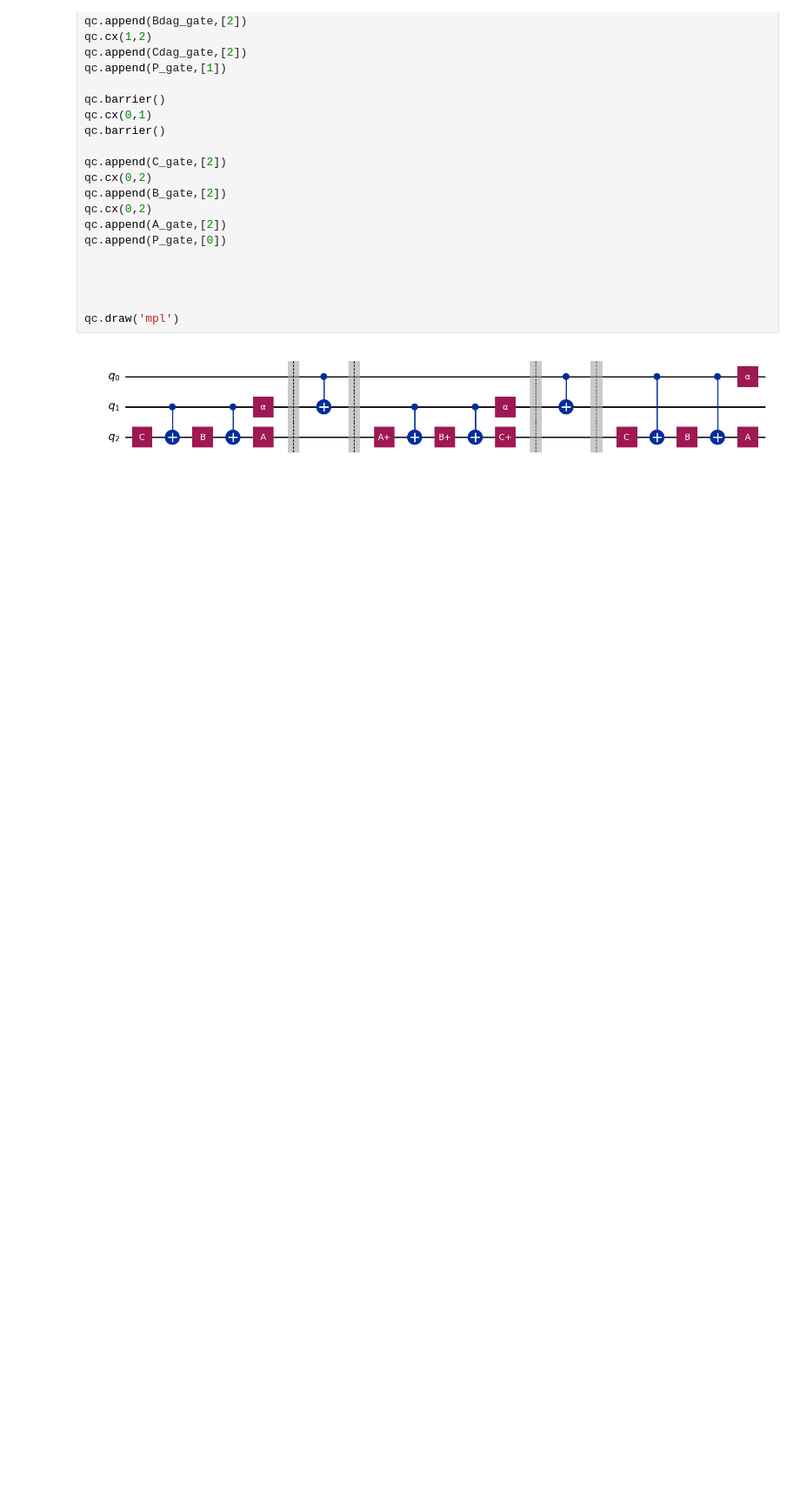
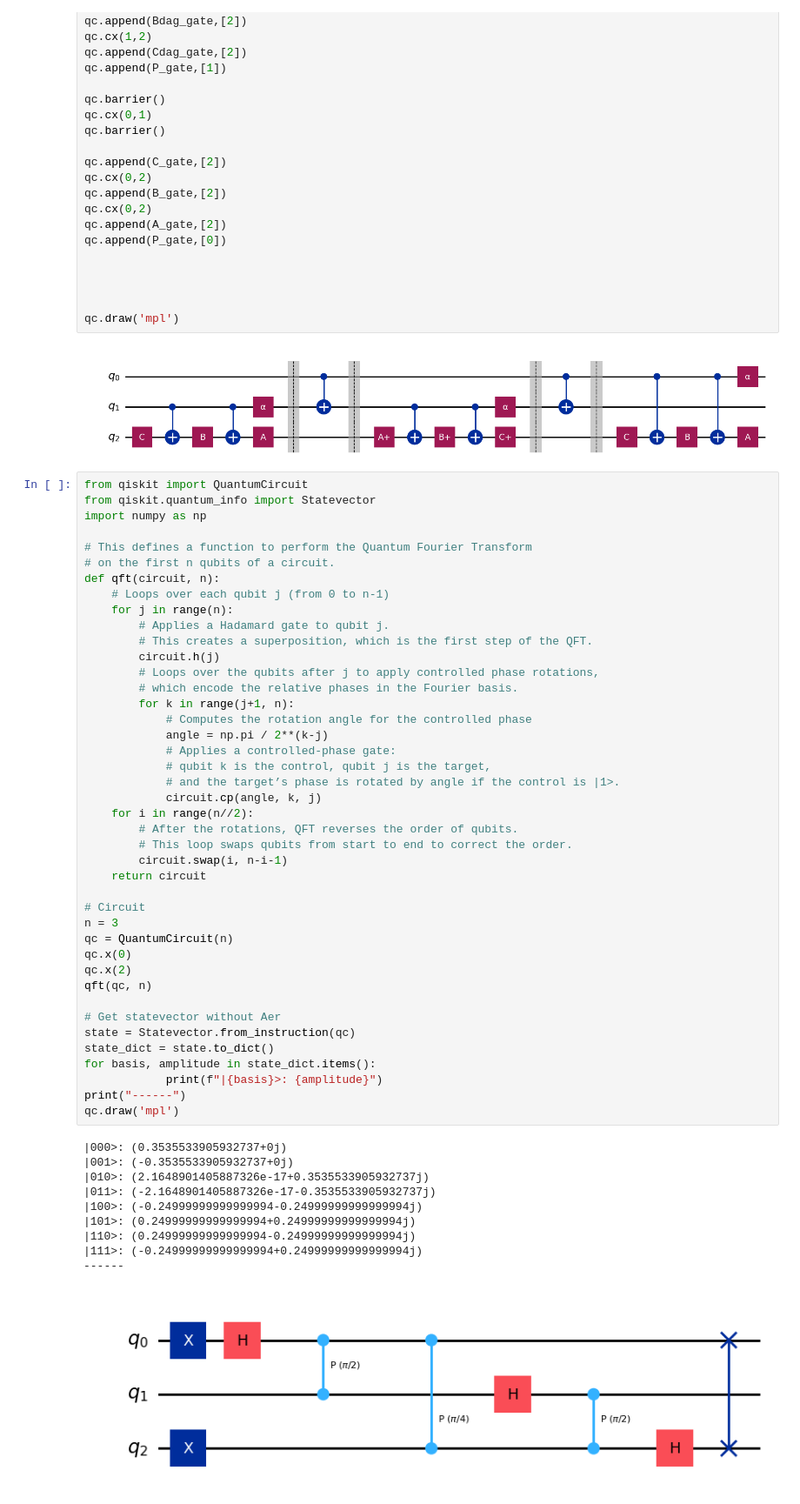
Before and after one commit to Academic-Student-Software-Club/quantum-computing, a Jupyter notebook: quantum-circuits/11-circuit-drawings.ipynb, the cells around one changed output. Shown: that part at 87% size. Saved outputs shown, nothing was run; the diff lists cells and outputs as text; blank space fills up the shorter version.

```diff
--- a/quantum-circuits/11-circuit-drawings.ipynb
+++ b/quantum-circuits/11-circuit-drawings.ipynb
@@ -174,3 +174,56 @@ qc.append(P_gate,[0])
 qc.draw('mpl')
 # %% [output]
 [figure]
+# %%
+from qiskit import QuantumCircuit
+from qiskit.quantum_info import Statevector
+import numpy as np
+
+# This defines a function to perform the Quantum Fourier Transform
+# on the first n qubits of a circuit.
+def qft(circuit, n):
+    # Loops over each qubit j (from 0 to n-1)
+    for j in range(n):
+        # Applies a Hadamard gate to qubit j.
+        # This creates a superposition, which is the first step of the QFT.
+        circuit.h(j)
+        # Loops over the qubits after j to apply controlled phase rotations,
+        # which encode the relative phases in the Fourier basis.
+        for k in range(j+1, n):
+            # Computes the rotation angle for the controlled phase
+            angle = np.pi / 2**(k-j)
+            # Applies a controlled-phase gate:
+            # qubit k is the control, qubit j is the target,
+            # and the target’s phase is rotated by angle if the control is |1>.
+            circuit.cp(angle, k, j)
+    for i in range(n//2):
+        # After the rotations, QFT reverses the order of qubits.
+        # This loop swaps qubits from start to end to correct the order.
+        circuit.swap(i, n-i-1)
+    return circuit
+
+# Circuit
+n = 3
+qc = QuantumCircuit(n)
+qc.x(0)
+qc.x(2)
+qft(qc, n)
+
+# Get statevector without Aer
+state = Statevector.from_instruction(qc)
+state_dict = state.to_dict()
+for basis, amplitude in state_dict.items():
+            print(f"|{basis}>: {amplitude}")
+print("------")
+qc.draw('mpl')
+# %% [output]
+|000>: (0.3535533905932737+0j)
+|001>: (-0.3535533905932737+0j)
+|010>: (2.1648901405887326e-17+0.3535533905932737j)
+|011>: (-2.1648901405887326e-17-0.3535533905932737j)
+|100>: (-0.24999999999999994-0.24999999999999994j)
+|101>: (0.24999999999999994+0.24999999999999994j)
+|110>: (0.24999999999999994-0.24999999999999994j)
+|111>: (-0.24999999999999994+0.24999999999999994j)
+------
+[figure, added]
```
Also changed, not shown: 1 other file.
